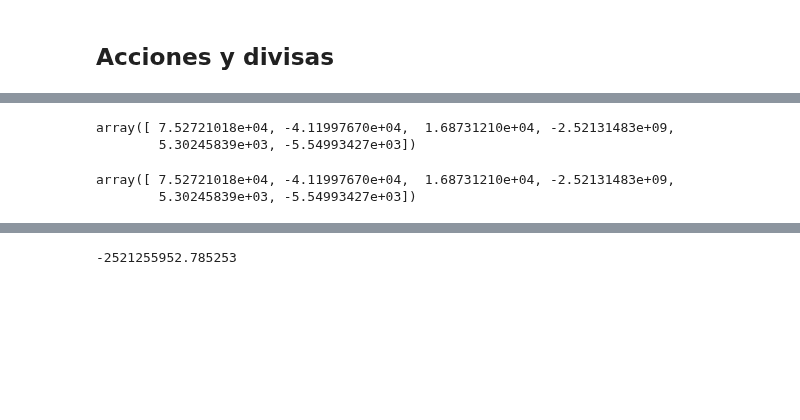
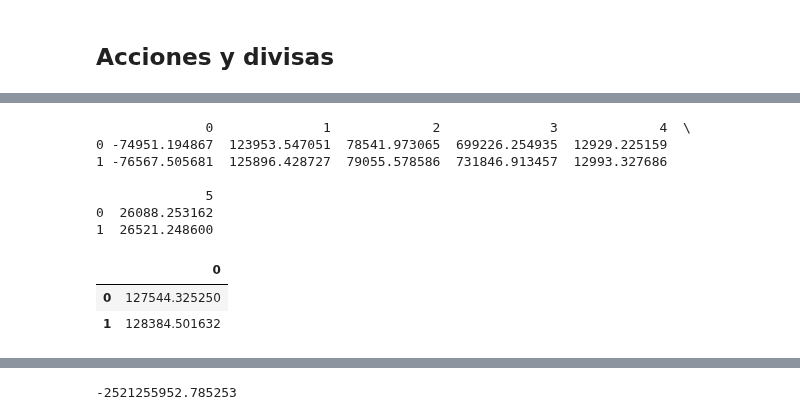
Before and after one commit to pikey-msc/RiesgosFinancieros, a Jupyter notebook: 2025-1/SH_Integracion_python.ipynb, the cells around one changed output, grey strips where cells are left out. Cells and saved outputs as stored; diff of their text form; code cells hidden in the pictures; blank space fills up the shorter version.

```diff
--- a/2025-1/SH_Integracion_python.ipynb
+++ b/2025-1/SH_Integracion_python.ipynb
@@ -828,41 +820,36 @@ print(n_if)
-# %%
-VaRCont_acc_div
-# %% [output]
-array([ 7.52721018e+04, -4.11997670e+04,  1.68731210e+04, -2.52131483e+09,
-        5.30245839e+03, -5.54993427e+03])
 # %%
 import numpy as np
 import pandas as pd
 
 # Inicialización de variables
 m = m_fx + m_acc
-Ns = DeltaX_port.shape[0]
+# Ns = DeltaX_port.shape[0]
 n_if_1 = n_if[0]
 
 # Inicializar matrices con ceros
-X_s_acc_div = np.zeros((Ns, n_if_1[0]))
-V_acc_div = np.zeros((Ns, m))
-Vfr1_acc_div = np.zeros((Ns, m_fx))
-Vfr2_acc_div = np.zeros((Ns, m_acc))
-PG_acc_div = np.zeros((Ns, m))
-PGfr1_acc_div = np.zeros((Ns, m_fx))
-PGfr2_acc_div = np.zeros((Ns, m_acc))
-PGT_acc_div = np.zeros(Ns)
+X_s_acc_div = np.zeros((Ns, n_if_1[0])) # Para simular los precios X*
+V_acc_div = np.zeros((Ns, m)) # Valor de Y con X*
+Vfr1_acc_div = np.zeros((Ns, 1)) # Valor de Y* solo de tipo de cambio o divisas
+Vfr2_acc_div = np.zeros((Ns, 1)) # Valor de Y solo de tipo de acciones
+PG_acc_div = np.zeros((Ns, m)) # Matriz de \Delta Y = Y - Y0 Pérdidas y Ganancias
+PGfr1_acc_div = np.zeros((Ns, 1))  # Matriz de \Delta Y = Y - Y0 Pérdidas y Ganancias de divisas
+PGfr2_acc_div = np.zeros((Ns, 1)) # Matriz de \Delta Y = Y - Y0 Pérdidas y Ganancias de acciones
+PGT_acc_div = np.zeros(Ns) # Matriz de \Delta Y = Y - Y0 Pérdidas y Ganancias totales
 
-DeltaX_s_acc_div = DeltaX_port[:, :n_if_1[0]]
+DeltaX_s_acc_div = DeltaX_port[:, :n_if_1[0]] # Matriz de \Delta X de factores de riesgoo acciones y divisas
 
 x0_acc_div = stock_prices_EQFX.loc[0]
 
 # Loop principal
 for i in range(Ns):
-    X_s_acc_div[i, :] = x0_acc_div * np.exp(DeltaX_s_acc_div[i])
-    V_acc_div[i, :] = np.hstack((pos_fx, pos_eq)) * X_s_acc_div[i, :]
-    Vfr1_acc_div[i, :] = pos_fx * X_s_acc_div[i, :m_fx]
-    Vfr2_acc_div[i, :] = pos_eq * X_s_acc_div[i, m_fx:m_fx+m_acc]
-    PG_acc_div[i, :] = V_acc_div[i, :] - V0_acc_div
-    PGfr1_acc_div[i, :] = Vfr1_acc_div[i, :] - V0_acc_div[:m_fx]
-    PGfr2_acc_div[i, :] = Vfr2_acc_div[i, :] - V0_acc_div[m_fx:]
-    PGT_acc_div[i] = np.sum(PG_acc_div[i, :])
+    X_s_acc_div[i, :] = x0_acc_div * np.exp(DeltaX_s_acc_div[i]) # X*
+    V_acc_div[i, :] = np.hstack((pos_eq, pos_fx)) * X_s_acc_div[i, :] # Y
+    Vfr1_acc_div[i, :] = sum(V_acc_div[i, :m_acc]) # Y divisas
+    Vfr2_acc_div[i, :] = sum(V_acc_div[i, m_acc:]) # Y acciones
+    PG_acc_div[i, :] = V_acc_div[i, :] - V0_acc_div # \Delta Y
+    PGfr1_acc_div[i, :] = Vfr1_acc_div[i] - sum(V0_acc_div[:m_acc])  # \Delta Y DE DIVISAS
+    PGfr2_acc_div[i, :] = Vfr2_acc_div[i] - sum(V0_acc_div[m_acc:]) # \Delta Y de acciones
+    PGT_acc_div[i] = np.sum(PG_acc_div[i, :]) # \Delta Y Totales
 
 # Calculo de VaR y CVaR
 VaRCont_acc_div = np.quantile(PG_acc_div, 1-alpha, axis=0)
@@ -877,9 +864,22 @@ for i in range(len(PG_acc_div[0])):
 CVaRCont_acc_div = np.array(CVaR_temp)
 
 VaRPort_acc_div = np.quantile(PGT_acc_div, 1-alpha, axis=0)
-VaRPort_acc_div = np.mean(PGT_acc_div[PGT_acc_div < VaRPort_acc_div], axis=0)
+CVaRPort_acc_div = np.mean(PGT_acc_div[PGT_acc_div < VaRPort_acc_div], axis=0)
+
+VaRCont_fr1 = np.quantile(sum(PGfr1_acc_div), 1-alpha, axis=0)
+VaRCont_fr2 = np.quantile(sum(PGfr2_acc_div), 1-alpha, axis=0)
-# %%
-7.52721018e+04
-# %% [output]
-array([ 7.52721018e+04, -4.11997670e+04,  1.68731210e+04, -2.52131483e+09,
-        5.30245839e+03, -5.54993427e+03])
+# %%
+print(pd.DataFrame(V_acc_div).head(2))
+
+pd.DataFrame(Vfr1_acc_div).head(2)
+# %% [output]
+              0              1             2              3             4  \
+0 -74951.194867  123953.547051  78541.973065  699226.254935  12929.225159
+1 -76567.505681  125896.428727  79055.578586  731846.913457  12993.327686
+
+              5
+0  26088.253162
+1  26521.248600
+|  | 0 |
+| 0 | 127544.325250 |
+| 1 | 128384.501632 |
```
Also changed, not shown: parts of 13 cells of this notebook.
